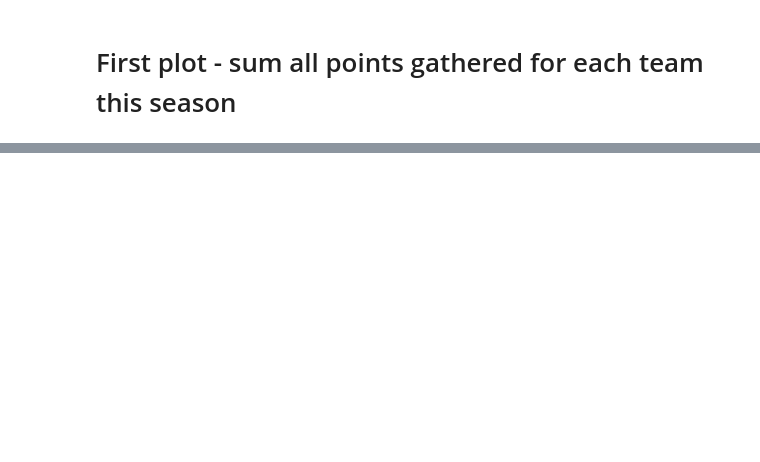
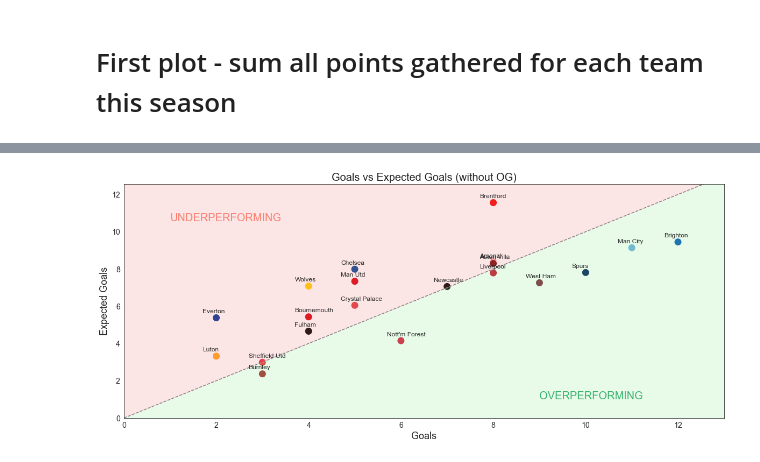
Before and after one commit to JedrzejSarna/fpl_analysis, a Jupyter notebook: FPL_analysis.ipynb, the cells around one changed output, grey strips where cells are left out. Cells and saved outputs as stored; diff of their text form; code cells hidden in the pictures; blank space fills up the shorter version.

```diff
--- a/FPL_analysis.ipynb
+++ b/FPL_analysis.ipynb
@@ -467,0 +513,4 @@ final_dataset.head()
+# %%
+scatterplot_Goals_vs_xG(save=True)
+# %% [output]
+[figure, added]
```
Also changed, not shown: parts of 12 cells of this notebook, 1 other file.
